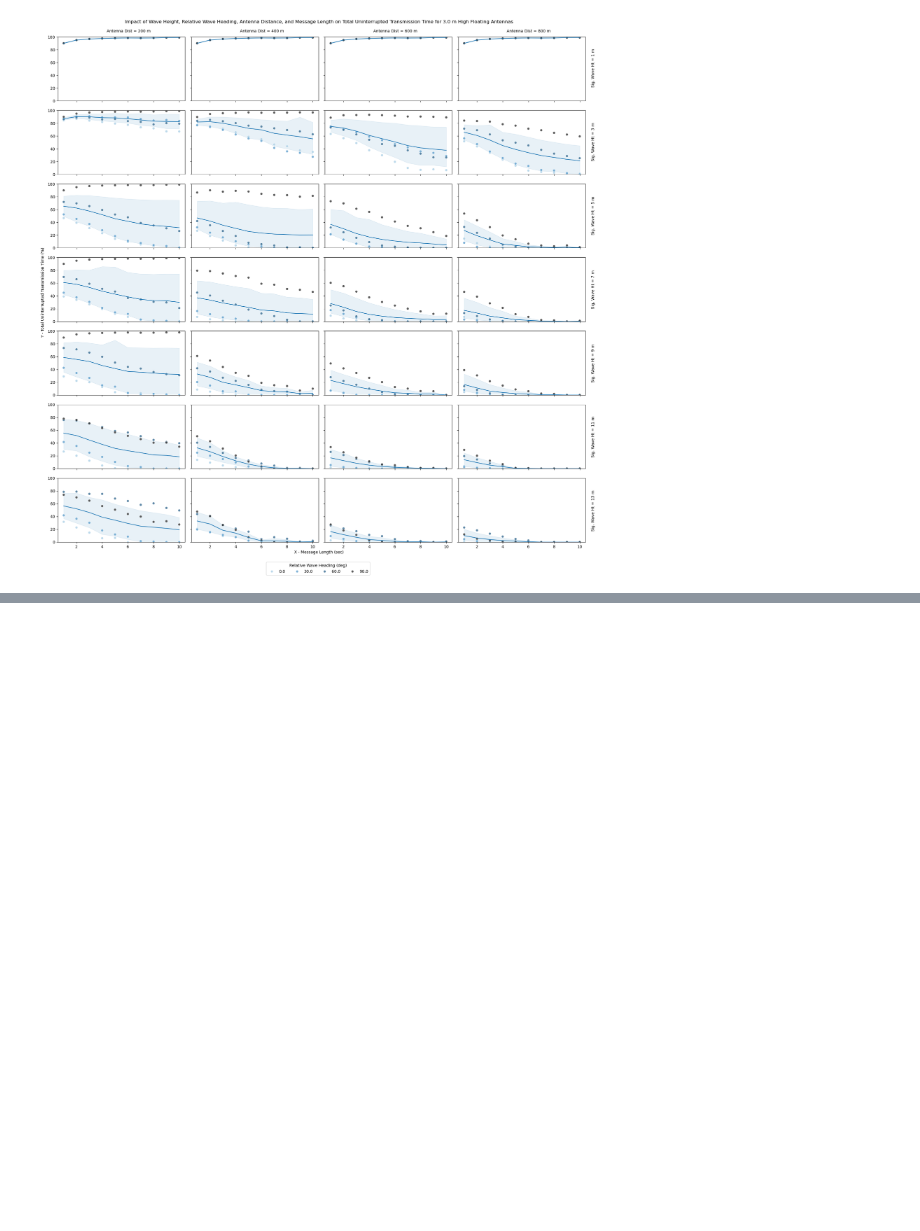
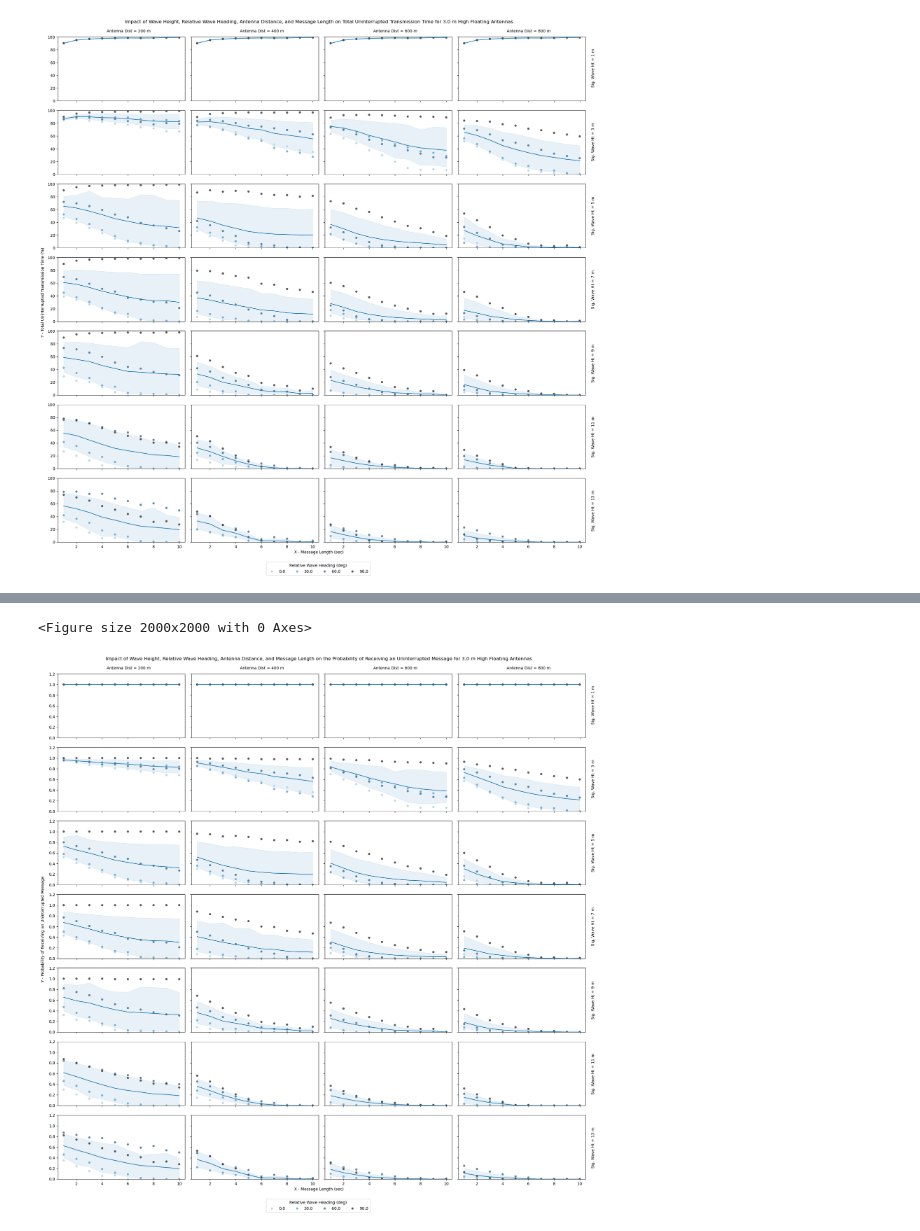
Before and after one commit to resilient-swarms/SeaSyncSquad, a Jupyter notebook: python/comms_report.ipynb, the cells around one changed output, grey strips where cells are left out. Saved outputs shown, nothing was run; the diff lists cells and outputs as text; code cells hidden in the pictures; blank space fills up the shorter version.

Commit message:
ranges modified.

```diff
--- a/python/comms_report.ipynb
+++ b/python/comms_report.ipynb
@@ -197,20 +153,0 @@ plt.show()
-# %%
-# Filter data
-selected_ant_ht = 3.0 # m
-ant_dists = (200, 400, 600, 800) # m
-msg_lens = (1, 3, 5, 7, 9) # sec
-wave_dps = (0, 30, 60, 90) # deg
-wave_hss = (1, 3, 5, 7, 9, 11, 13) # m
-df_filtered = pd.DataFrame(columns=["dist(m)", "hs(m)", "ant_ht(m)", "hs/ant_ht", "message_length(sec)", "relative_wave_heading(deg)", "uninterrupted_time(%)"])
-for ant_ht in ant_ht_range:
-    for ant_dist in ant_dists:
-        for wave_hs in wave_hss:
-            for wave_dp in wave_dps:
-                for msg_len in msg_lens:
-                    df_temp = df.loc[(df["ant_ht(m)"] == ant_ht) &
-                                     (df["dist(m)"]   == ant_dist) &
-                                     (df["hs(m)"] == wave_hs) &
-                                     (df["wave_dp_sim(deg)"] == wave_dp) &
-                                     (df["message_length(sec)"] == msg_len)]
-                    uninterrupted_time = df_temp["uninterrupted_time(%)"].min()
-                    df_filtered.loc[len(df_filtered.index)] = [ant_dist, wave_hs, ant_ht, wave_hs/ant_ht, msg_len, wave_dp, uninterrupted_time]
@@ -259,0 +154,52 @@ plt.show()
+# %%
+# Set figure size
+width = 20
+height = 20
+plt.rcParams['figure.figsize'] = [width, height]
+
+# Plot
+plt.clf()
+num_rows = len(wave_hss)
+num_cols = len(ant_dists)
+fig, axes = plt.subplots(num_rows, num_cols, sharex=True, sharey=True)
+plt.subplots_adjust(left=0.04, right=0.97, top=0.95, bottom=0.06, hspace=0.15, wspace=0.05,)
+# Defining custom 'ylim' values.
+custom_ylim = (0, 1.2)
+# Setting the values for all axes.
+handles = None
+labels = None
+plt.setp(axes, ylim=custom_ylim)
+for i in range(num_rows):
+    for j in range(num_cols):
+        wave_hs = wave_hss[i]
+        ant_dist = ant_dists[j]
+        data = df_filtered.loc[(df_filtered["hs(m)"] == wave_hs) & (df_filtered["dist(m)"] == ant_dist)]
+        lineplt = sns.lineplot(data=data, x="message_length(sec)", y="uninterrupted_message_probability", estimator="mean", errorbar="ci", err_kws={"alpha":0.1}, ax=axes[i][j])
+        lineplt.set(xlabel=None, ylabel=None)
+        scatterplt = sns.scatterplot(data=data, x="message_length(sec)", y="uninterrupted_message_probability", hue="relative_wave_heading(deg)", legend="full", palette="Blues_d", alpha=0.8, ax=axes[i][j])
+        scatterplt.set(xlabel=None, ylabel=None)
+        handles, labels = axes[i][j].get_legend_handles_labels()
+        axes[i][j].get_legend().remove()
+# fig.legend(title="Significant wave height (m)", handles=handles, labels=labels, loc="lower center", ncols=13)
+fig.legend(title="Relative Wave Heading (deg)", handles=handles, labels=labels, loc="lower center", ncols=13)
+fig.suptitle("Impact of Wave Height, Relative Wave Heading, Antenna Distance, and Message Length on the Probability of Receiving an Uninterrupted Message for {} m High Floating Antennas".format(selected_ant_ht))
+# Add text
+fig.text(0.5, 0.04, 'X - Message Length (sec)', ha='center')
+fig.text(0.01, 0.5, 'Y - Probability of Receiving an Uninterrupted Message', va='center', rotation='vertical')
+x = 0.165
+y = 0.958
+dx = 0.235
+for i in range(len(ant_dists)):
+    fig.text(x+(i*dx), y, 'Antenna Dist = {} m'.format(ant_dists[i]), ha='center')
+x = 0.98
+y = 0.895
+dy = 0.13
+for i in range(len(wave_hss)):
+    fig.text(x, y-(i*dy), 'Sig. Wave Ht = {} m'.format(wave_hss[i]), va='center', rotation='vertical')
+# fig.tight_layout()
+file_fig = dir_fig.joinpath("plot_probability.png")
+plt.savefig(file_fig, dpi=200)
+plt.show()
+# %% [output]
+<Figure size 2000x2000 with 0 Axes>
+[figure, added]
```
Also changed, not shown: parts of 5 cells of this notebook, 3 other files.
